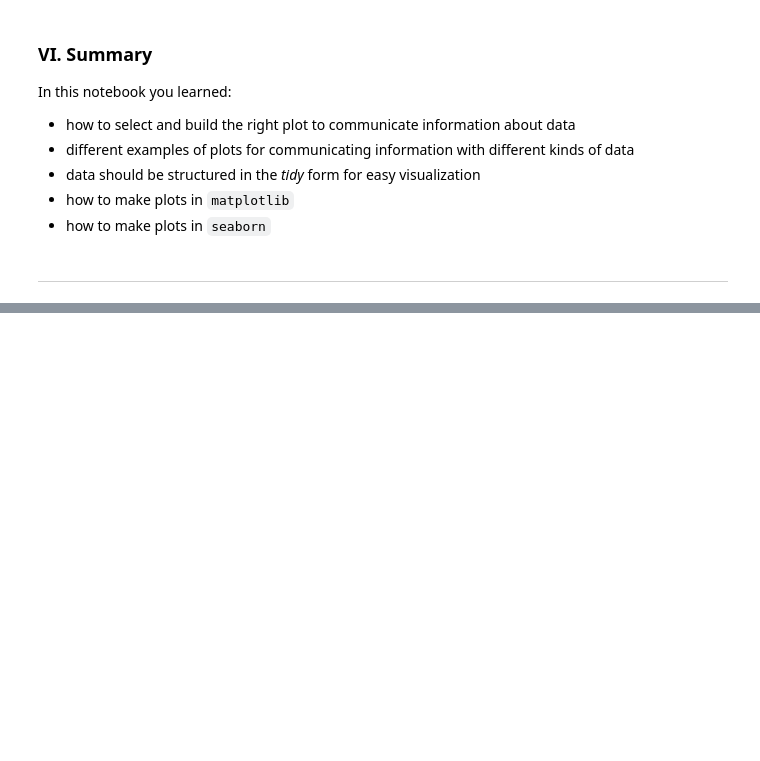
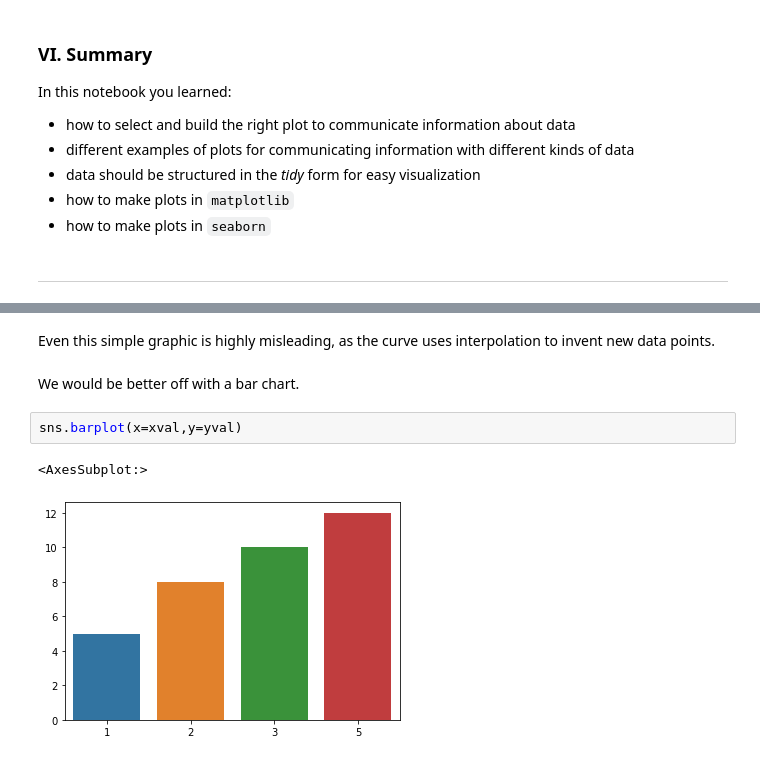
Before and after one commit to PredictioNN/intro_data_science_course, a Jupyter notebook: semester1/week_11_12_visualize_summarize/visualization.ipynb, the cells around one changed output, grey strips where cells are left out. Cells and saved outputs as stored; diff of their text form; blank space fills up the shorter version.

```diff
--- a/semester1/week_11_12_visualize_summarize/visualization.ipynb
+++ b/semester1/week_11_12_visualize_summarize/visualization.ipynb
@@ -451,0 +463,9 @@ In this notebook you learned:
+# %% [markdown]
+Even this simple graphic is highly misleading, as the curve uses interpolation to invent new data points.
+# %% [markdown]
+We would be better off with a bar chart.
+# %%
+sns.barplot(x=xval,y=yval)
+# %% [output]
+<AxesSubplot:>
+[figure, added]
```
Also changed, not shown: parts of 11 cells of this notebook.
